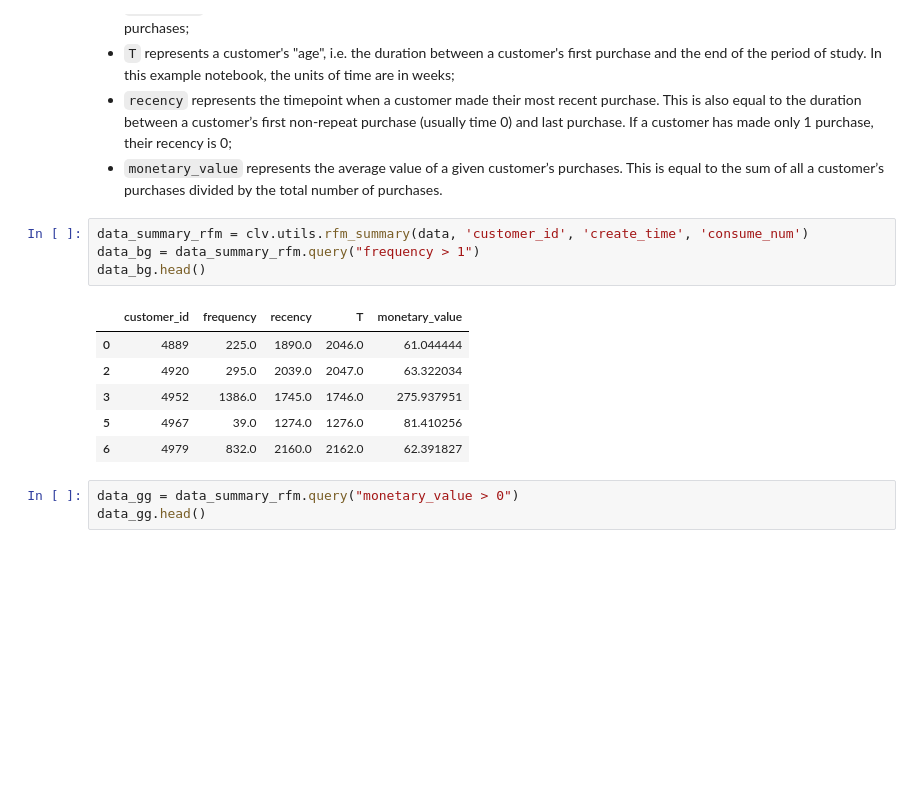
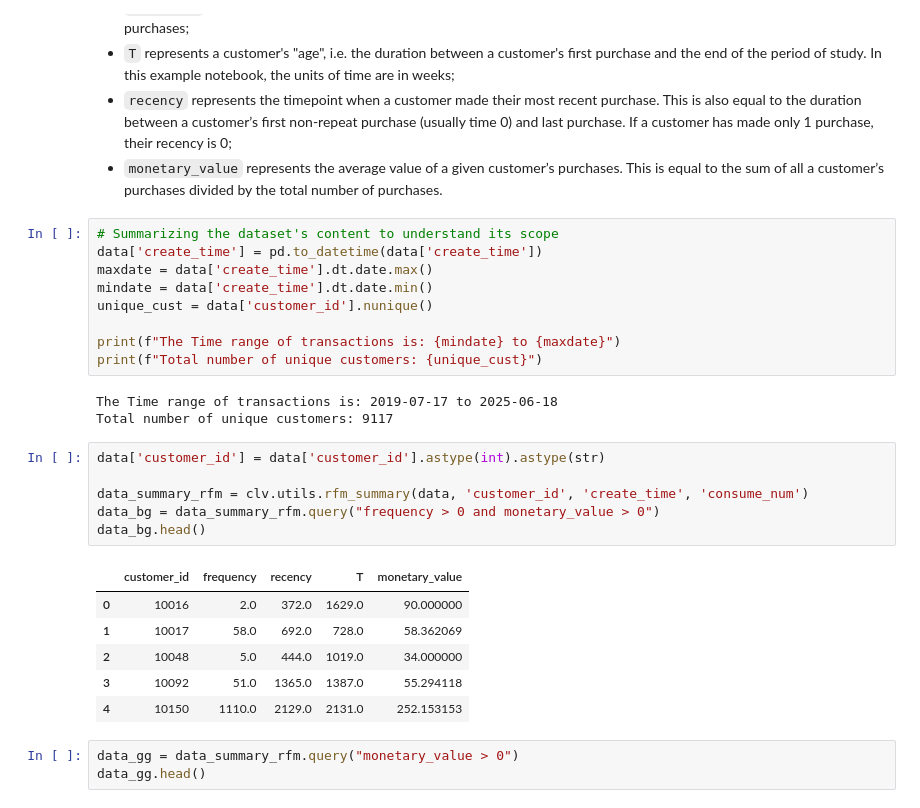
Before and after one commit to jhon-ye/clv, a Jupyter notebook: clv-bg.ipynb, the cells around one changed output. Cells and saved outputs as stored; diff of their text form; blank space fills up the shorter version.

```diff
--- a/clv-bg.ipynb
+++ b/clv-bg.ipynb
@@ -65,17 +69,31 @@ We will use the BG/NBD model to infer the frequency of repeat purchases for all
 * `T` represents a customer's "age", i.e. the duration between a customer's first purchase and the end of the period of study. In this example notebook, the units of time are in weeks;
 * `recency` represents the timepoint when a customer made their most recent purchase. This is also equal to the duration between a customer’s first non-repeat purchase (usually time 0) and last purchase. If a customer has made only 1 purchase, their recency is 0;
 * `monetary_value` represents the average value of a given customer’s purchases. This is equal to the sum of all a customer’s purchases divided by the total number of purchases.
+# %%
+# Summarizing the dataset's content to understand its scope
+data['create_time'] = pd.to_datetime(data['create_time'])
+maxdate = data['create_time'].dt.date.max()
+mindate = data['create_time'].dt.date.min()
+unique_cust = data['customer_id'].nunique()
+
+print(f"The Time range of transactions is: {mindate} to {maxdate}")
+print(f"Total number of unique customers: {unique_cust}")
+# %% [output]
+The Time range of transactions is: 2019-07-17 to 2025-06-18
+Total number of unique customers: 9117
 # %%
+data['customer_id'] = data['customer_id'].astype(int).astype(str)
+
 data_summary_rfm = clv.utils.rfm_summary(data, 'customer_id', 'create_time', 'consume_num')
-data_bg = data_summary_rfm.query("frequency > 1")
+data_bg = data_summary_rfm.query("frequency > 0 and monetary_value > 0")
 data_bg.head()
 # %% [output]
 |  | customer_id | frequency | recency | T | monetary_value |
-| 0 | 4889 | 225.0 | 1890.0 | 2046.0 | 61.044444 |
-| 2 | 4920 | 295.0 | 2039.0 | 2047.0 | 63.322034 |
-| 3 | 4952 | 1386.0 | 1745.0 | 1746.0 | 275.937951 |
-| 5 | 4967 | 39.0 | 1274.0 | 1276.0 | 81.410256 |
-| 6 | 4979 | 832.0 | 2160.0 | 2162.0 | 62.391827 |
+| 0 | 10016 | 2.0 | 372.0 | 1629.0 | 90.000000 |
+| 1 | 10017 | 58.0 | 692.0 | 728.0 | 58.362069 |
+| 2 | 10048 | 5.0 | 444.0 | 1019.0 | 34.000000 |
+| 3 | 10092 | 51.0 | 1365.0 | 1387.0 | 55.294118 |
+| 4 | 10150 | 1110.0 | 2129.0 | 2131.0 | 252.153153 |
 # %%
 data_gg = data_summary_rfm.query("monetary_value > 0")
 data_gg.head()
```
Also changed, not shown: parts of 29 cells of this notebook, 1 other file.
